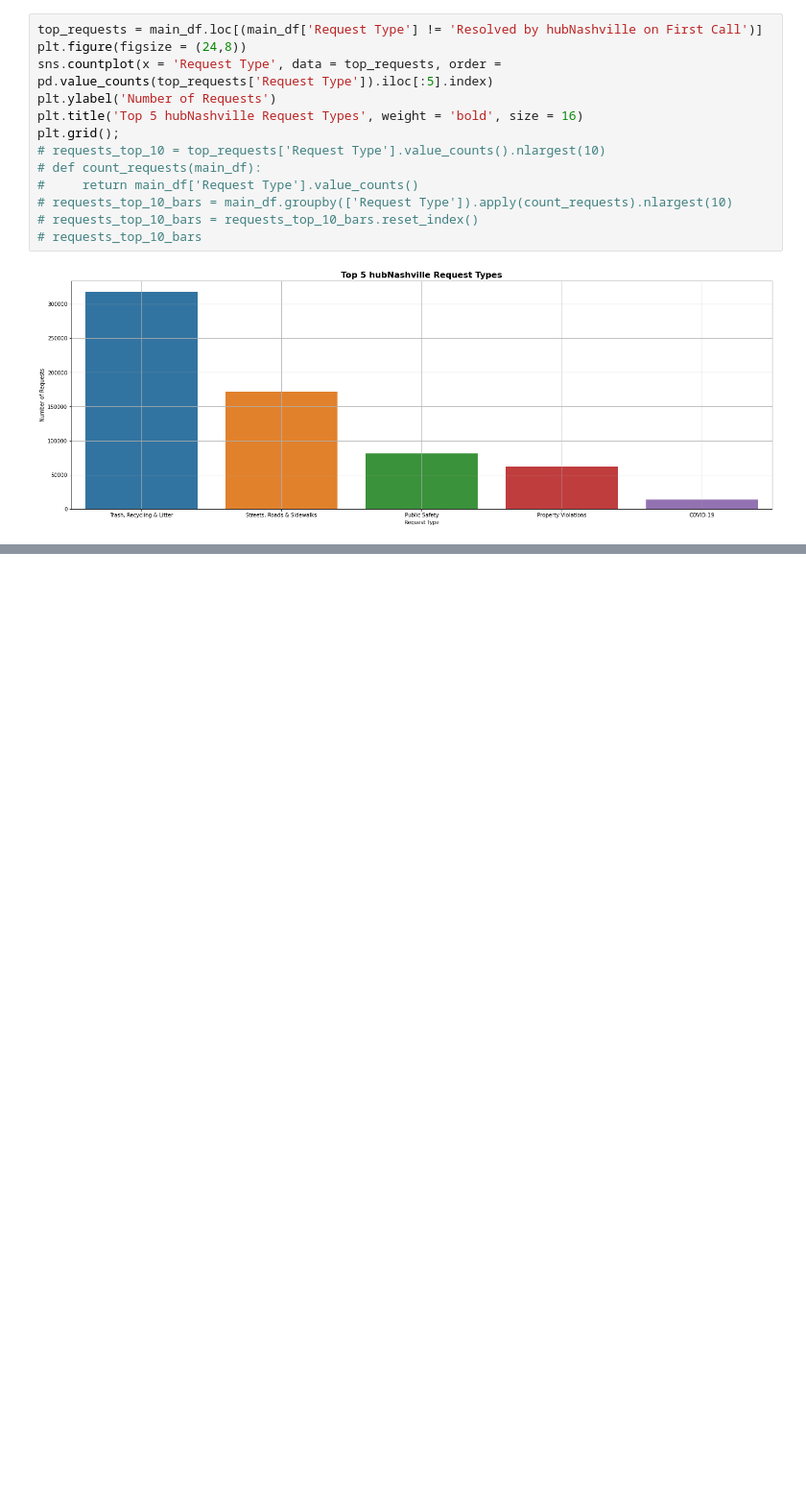
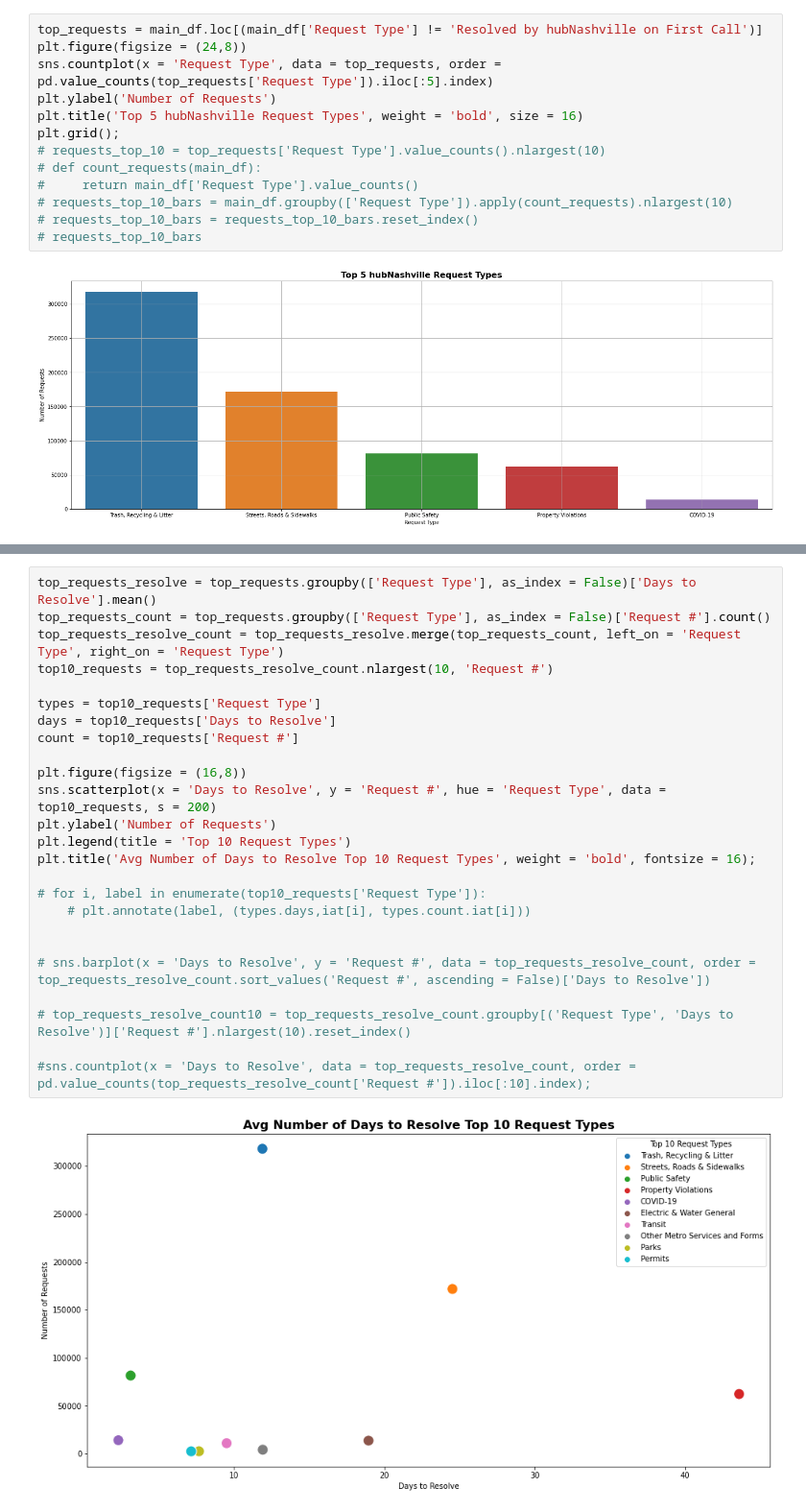
Before and after one commit to PrestonSpencer/Capstone-Nashville-Software-School-Nashville-311-Analysis, a Jupyter notebook: notebooks/visuals_and_analysis.ipynb, the cells around one changed output, grey strips where cells are left out. Shown at 96% size. Cells and saved outputs as stored; diff of their text form; blank space fills up the shorter version.

```diff
--- a/notebooks/visuals_and_analysis.ipynb
+++ b/notebooks/visuals_and_analysis.ipynb
@@ -151,0 +254,27 @@ plt.grid();
+# %%
+top_requests_resolve = top_requests.groupby(['Request Type'], as_index = False)['Days to Resolve'].mean()
+top_requests_count = top_requests.groupby(['Request Type'], as_index = False)['Request #'].count()
+top_requests_resolve_count = top_requests_resolve.merge(top_requests_count, left_on = 'Request Type', right_on = 'Request Type')
+top10_requests = top_requests_resolve_count.nlargest(10, 'Request #')
+
+types = top10_requests['Request Type']
+days = top10_requests['Days to Resolve']
+count = top10_requests['Request #']
+
+plt.figure(figsize = (16,8))
+sns.scatterplot(x = 'Days to Resolve', y = 'Request #', hue = 'Request Type', data = top10_requests, s = 200)
+plt.ylabel('Number of Requests')
+plt.legend(title = 'Top 10 Request Types')
+plt.title('Avg Number of Days to Resolve Top 10 Request Types', weight = 'bold', fontsize = 16);
+
+# for i, label in enumerate(top10_requests['Request Type']):
+    # plt.annotate(label, (types.days,iat[i], types.count.iat[i]))
+
+
+# sns.barplot(x = 'Days to Resolve', y = 'Request #', data = top_requests_resolve_count, order = top_requests_resolve_count.sort_values('Request #', ascending = False)['Days to Resolve'])
+
+# top_requests_resolve_count10 = top_requests_resolve_count.groupby[('Request Type', 'Days to Resolve')]['Request #'].nlargest(10).reset_index()
+
+#sns.countplot(x = 'Days to Resolve', data = top_requests_resolve_count, order = pd.value_counts(top_requests_resolve_count['Request #']).iloc[:10].index);
+# %% [output]
+[figure, added]
```
Also changed, not shown: parts of 13 cells of this notebook, 1 other file.
